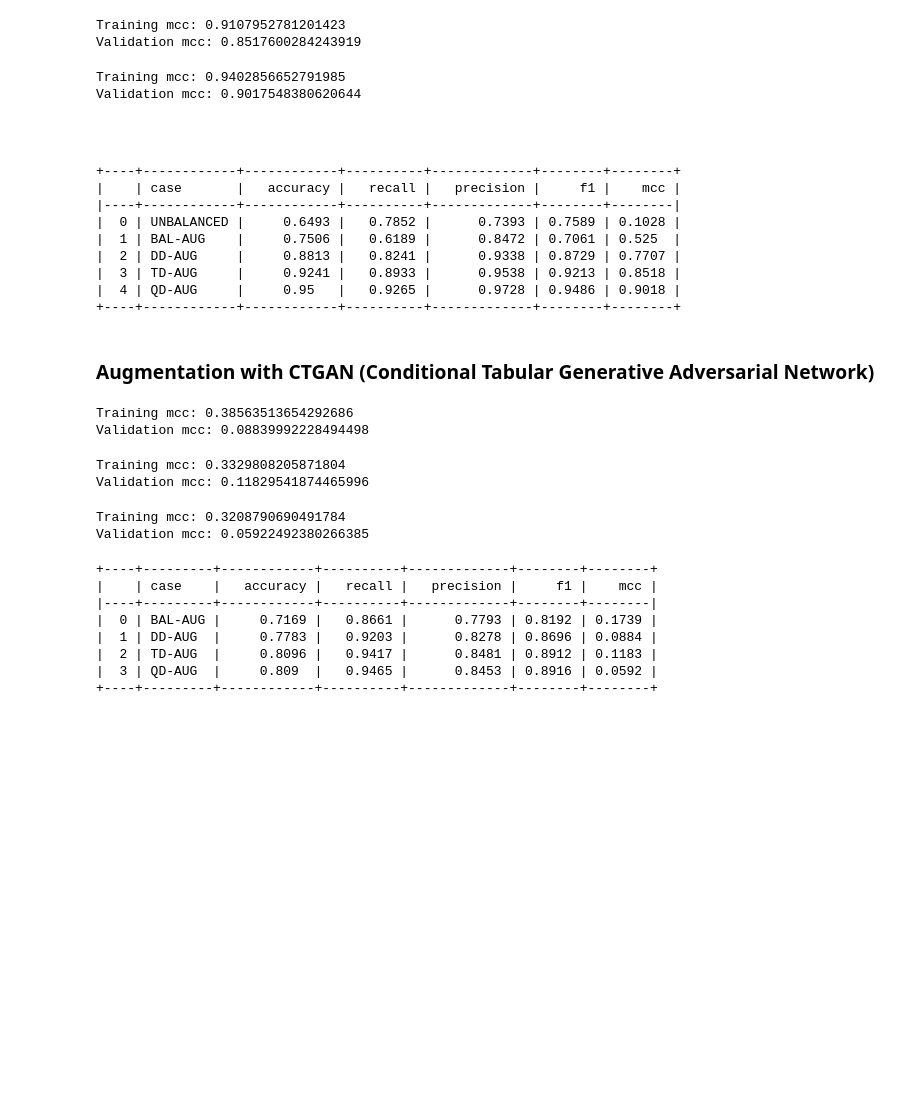
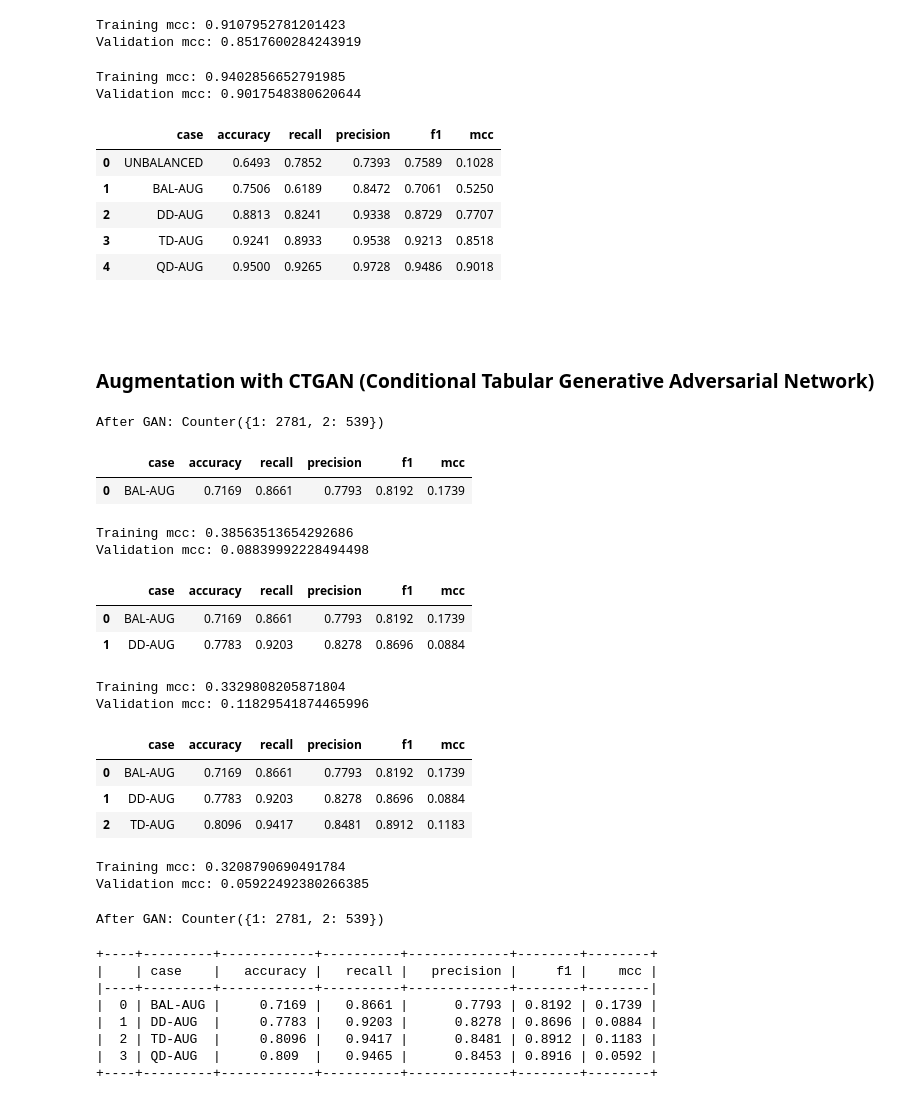
Before and after one commit to EmmanuelNiyi/Replication-of-Liver-Disease-Classification, a Jupyter notebook: replication-and-evaluation-of-tabular-data-augment.ipynb, the cells around one changed output. Drawn from its saved outputs; the diff is of its cells as text; code cells hidden in the pictures; blank space fills up the shorter version.

Commit message:
SMOTE and Little documentation on CTGAN

```diff
--- a/replication-and-evaluation-of-tabular-data-augment.ipynb
+++ b/replication-and-evaluation-of-tabular-data-augment.ipynb
@@ -262,46 +262,44 @@ Validation mcc: 0.8517600284243919
 # %%
 # QUADRUPULE THE DATA WITH SMOTE
 
 # Quadrupul data
 smote_quad = SMOTE(sampling_strategy={1: quadrupule}, random_state=42)
 X_quad, y_quad = smote_quad.fit_resample(X_smote, y_smote)
 
 # normalize index 1 and 2, effectively Quadrupling the data
 smote_quad = SMOTE(random_state=42)
 X_quad, y_quad = smote_quad.fit_resample(X_quad, y_quad)
 
 # calculate with augmented data
 cv_results = cross_validate(ilp_model, X_quad, y_quad, cv=10, scoring=scoring, return_train_score=True)
 
 # retrieve the metrics for the dataset augmented 4x and add them to the df
 metric_list = ["QD-AUG"]
 for metric in scoring:
     metric_list.append(round(cv_results['test_' + metric].mean(), 4))
 
 smote_results.loc[len(smote_results)] = metric_list
 
 
 # Compare traning and validation mcc to check for overfitting
 print("Training mcc:", cv_results['train_mcc'].mean())
 print("Validation mcc:", cv_results['test_mcc'].mean())
+
+smote_results.head()
 # %% [output]
 Training mcc: 0.9402856652791985
 Validation mcc: 0.9017548380620644
+|  | case | accuracy | recall | precision | f1 | mcc |
+| 0 | UNBALANCED | 0.6493 | 0.7852 | 0.7393 | 0.7589 | 0.1028 |
+| 1 | BAL-AUG | 0.7506 | 0.6189 | 0.8472 | 0.7061 | 0.5250 |
+| 2 | DD-AUG | 0.8813 | 0.8241 | 0.9338 | 0.8729 | 0.7707 |
+| 3 | TD-AUG | 0.9241 | 0.8933 | 0.9538 | 0.9213 | 0.8518 |
+| 4 | QD-AUG | 0.9500 | 0.9265 | 0.9728 | 0.9486 | 0.9018 |
 # %% [markdown]
 #
 # %%
-from tabulate import tabulate
-print(tabulate(smote_results, headers="keys", tablefmt="psql"))
+# from tabulate import tabulate
+# print(tabulate(smote_results, headers="keys", tablefmt="psql"))
-# %% [output]
-+----+------------+------------+----------+-------------+--------+--------+
-|    | case       |   accuracy |   recall |   precision |     f1 |    mcc |
-|----+------------+------------+----------+-------------+--------+--------|
-|  0 | UNBALANCED |     0.6493 |   0.7852 |      0.7393 | 0.7589 | 0.1028 |
-|  1 | BAL-AUG    |     0.7506 |   0.6189 |      0.8472 | 0.7061 | 0.525  |
-|  2 | DD-AUG     |     0.8813 |   0.8241 |      0.9338 | 0.8729 | 0.7707 |
-|  3 | TD-AUG     |     0.9241 |   0.8933 |      0.9538 | 0.9213 | 0.8518 |
-|  4 | QD-AUG     |     0.95   |   0.9265 |      0.9728 | 0.9486 | 0.9018 |
-+----+------------+------------+----------+-------------+--------+--------+
 # %% [markdown]
 ### Augmentation with CTGAN (Conditional Tabular Generative Adversarial Network)
 # %%
@@ -340,3 +372,8 @@ tripple_data = quad_data.head(len_balanced * 3)
+# %%
+y = quad_data.Selector
+print("After GAN:", Counter(y))
+# %% [output]
+After GAN: Counter({1: 2781, 2: 539})
 # %%
 # BALANCED DATA
 
@@ -361,6 +398,11 @@ for metric in scoring:
     metric_list.append(round(cv_results['test_' + metric].mean(), 4))
 
 gan_results.loc[len(gan_results)] = metric_list
+
+gan_results.head()
+# %% [output]
+|  | case | accuracy | recall | precision | f1 | mcc |
+| 0 | BAL-AUG | 0.7169 | 0.8661 | 0.7793 | 0.8192 | 0.1739 |
 # %%
 # 2x DATA
 
@@ -385,9 +427,14 @@ gan_results.loc[len(gan_results)] = metric_list
 # Compare traning and validation mcc to check for overfitting
 print("Training mcc:", cv_results['train_mcc'].mean())
 print("Validation mcc:", cv_results['test_mcc'].mean())
+
+gan_results.head()
 # %% [output]
 Training mcc: 0.38563513654292686
 Validation mcc: 0.08839992228494498
+|  | case | accuracy | recall | precision | f1 | mcc |
+| 0 | BAL-AUG | 0.7169 | 0.8661 | 0.7793 | 0.8192 | 0.1739 |
+| 1 | DD-AUG | 0.7783 | 0.9203 | 0.8278 | 0.8696 | 0.0884 |
 # %%
 # 3x DATA
 
@@ -412,9 +459,15 @@ gan_results.loc[len(gan_results)] = metric_list
 # Compare traning and validation mcc to check for overfitting
 print("Training mcc:", cv_results['train_mcc'].mean())
 print("Validation mcc:", cv_results['test_mcc'].mean())
+
+gan_results.head()
 # %% [output]
 Training mcc: 0.3329808205871804
 Validation mcc: 0.11829541874465996
+|  | case | accuracy | recall | precision | f1 | mcc |
+| 0 | BAL-AUG | 0.7169 | 0.8661 | 0.7793 | 0.8192 | 0.1739 |
+| 1 | DD-AUG | 0.7783 | 0.9203 | 0.8278 | 0.8696 | 0.0884 |
+| 2 | TD-AUG | 0.8096 | 0.9417 | 0.8481 | 0.8912 | 0.1183 |
 # %%
 # 4x DATA
 
@@ -442,4 +495,9 @@ print("Validation mcc:", cv_results['test_mcc'].mean())
 # %% [output]
 Training mcc: 0.3208790690491784
 Validation mcc: 0.05922492380266385
+# %%
+y = quad_data.Selector
+print("After GAN:", Counter(y))
+# %% [output]
+After GAN: Counter({1: 2781, 2: 539})
 # %%
```
Also changed, not shown: parts of 9 cells of this notebook.
